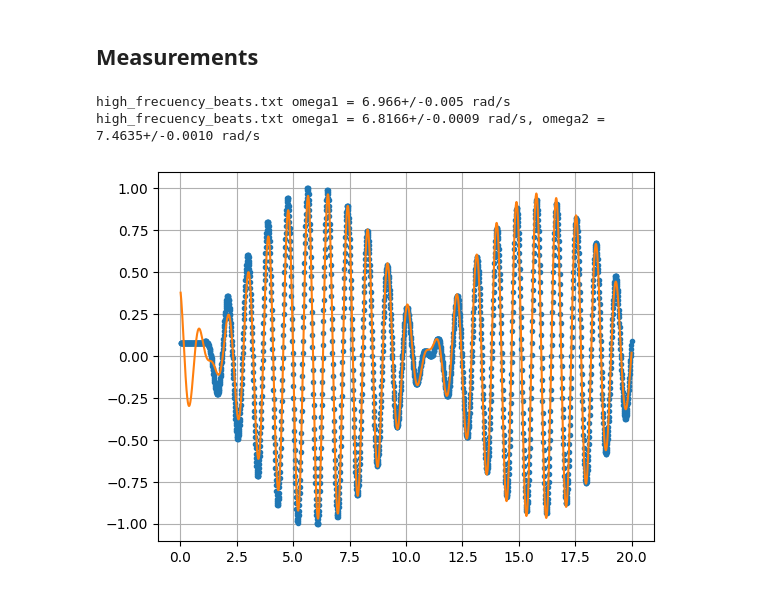
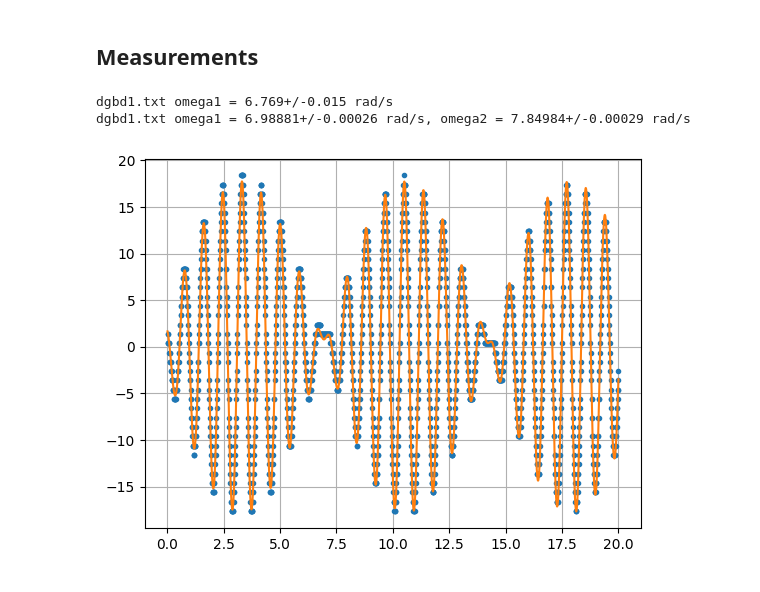
Before and after one commit to evgeny-kolonsky/Lab1h, a Jupyter notebook: BE_Calculator.ipynb, the cells around one changed output. Cells and saved outputs as stored; diff of their text form; code cells hidden in the pictures.

```diff
--- a/BE_Calculator.ipynb
+++ b/BE_Calculator.ipynb
@@ -21,7 +21,8 @@ def get_freq1(t, x):
     return np.cos(omega * t + phi)
 
   initials = [7, 0]
-  bounds = ([-5, 0], [10, np.pi])
+  bounds = ([5, -np.pi],
+            [10, np.pi])
   popt, pcov = curve_fit(sinusoid, t, x, p0=initials, bounds=bounds)
   errs = np.sqrt(np.diag(pcov))
   om1n,  _ = popt
@@ -57,11 +58,14 @@ def get_freq2(t, a, b):
   def beats(t, omega1, omega2,  A1, A2, phi1, phi2):
     return A1*np.sin(omega1*t+phi1) +  A2*np.sin(omega2*t+phi2)
 
-  omega1 = get_freq1(t, a)
-  omega2 = omega1
-  initials =[omega1.n,   7.8, 1, 1,     0,     0]
-  bounds = ([omega1.n-1, 5.0, 0, 0,     0,     0],
-            [omega1.n+1, 9.0, 2, 2, np.pi, np.pi])
+  omega1 = omega0.n
+  if (a@b) > 0: # in phase, omega1 below onega0
+    omega2 = omega1 - 1
+  else:
+    omega2 = omega1 + 1
+  initials =[omega1, omega2, 8.5, 9.3,     0.0,     0]
+  bounds = ([5.00, 5.00, 0.0, 0.0,    -np.pi, -np.pi],
+            [9.00, 9.00, 20,  20,     np.pi, np.pi])
 
   popt, pcov = curve_fit(beats, t, b, p0=initials, bounds=bounds)
   errs = np.sqrt(np.diag(pcov))
@@ -75,27 +79,27 @@ def get_freq2(t, a, b):
   plt.plot(t, beats(t, *popt))
   return omega1, omega2, A1, A2
 # %%
-filename = 'high_frecuency_beats.txt'
+filename = 'dgbd1.txt'
 
 t, a, b = np.genfromtxt(filename, delimiter='\t', usecols=[1,2, 3], unpack=True)
 a -= a.mean()
-a /= np.max(a)
+#a /= np.max(a)
 b -= b.mean()
-b /= np.max(b)
+#b /= np.max(b)
 
 om1  = get_freq1(t, a)
 
 print(f'{filename} omega1 = {om1} rad/s')
 
 om1, om2, A1, A2 = get_freq2(t, a, b)
 print(f'{filename} omega1 = {om1} rad/s, omega2 = {om2} rad/s')
 
 plt.grid()
 plt.show()
 # %% [output]
-high_frecuency_beats.txt omega1 = 6.966+/-0.005 rad/s
-high_frecuency_beats.txt omega1 = 6.8166+/-0.0009 rad/s, omega2 = 7.4635+/-0.0010 rad/s
+dgbd1.txt omega1 = 6.769+/-0.015 rad/s
+dgbd1.txt omega1 = 6.98881+/-0.00026 rad/s, omega2 = 7.84984+/-0.00029 rad/s
-[figure, old version]
+[figure, new version]
 # %%
 def get_freq3(t, b):
 
```
Also changed, not shown: parts of 2 cells of this notebook.
